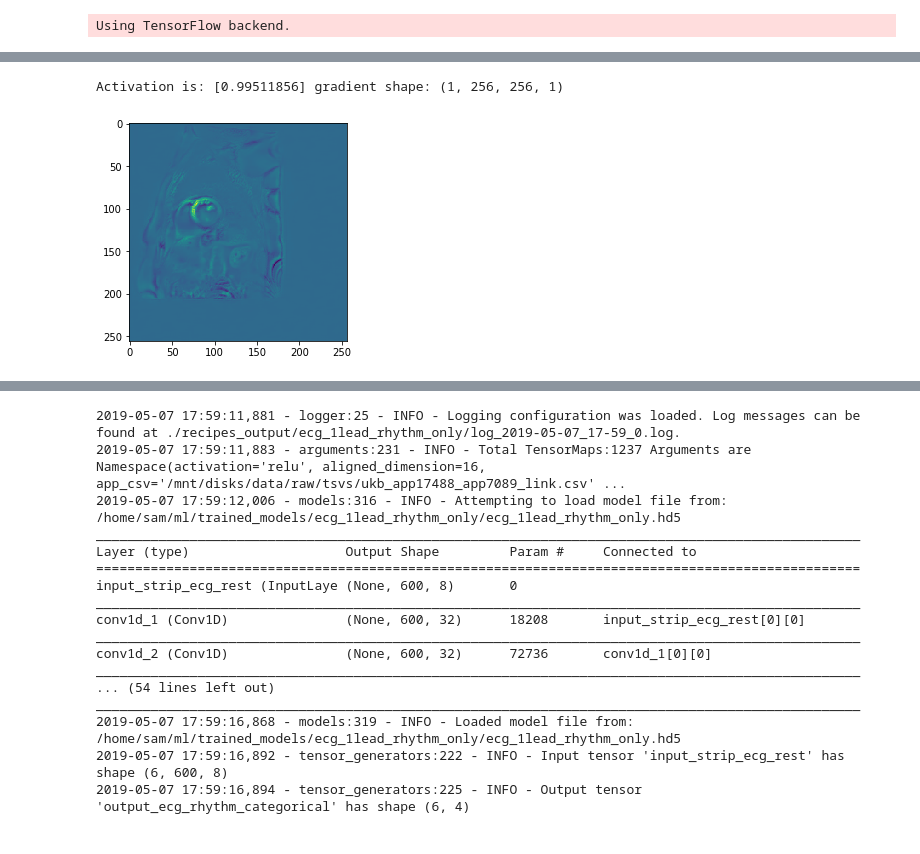
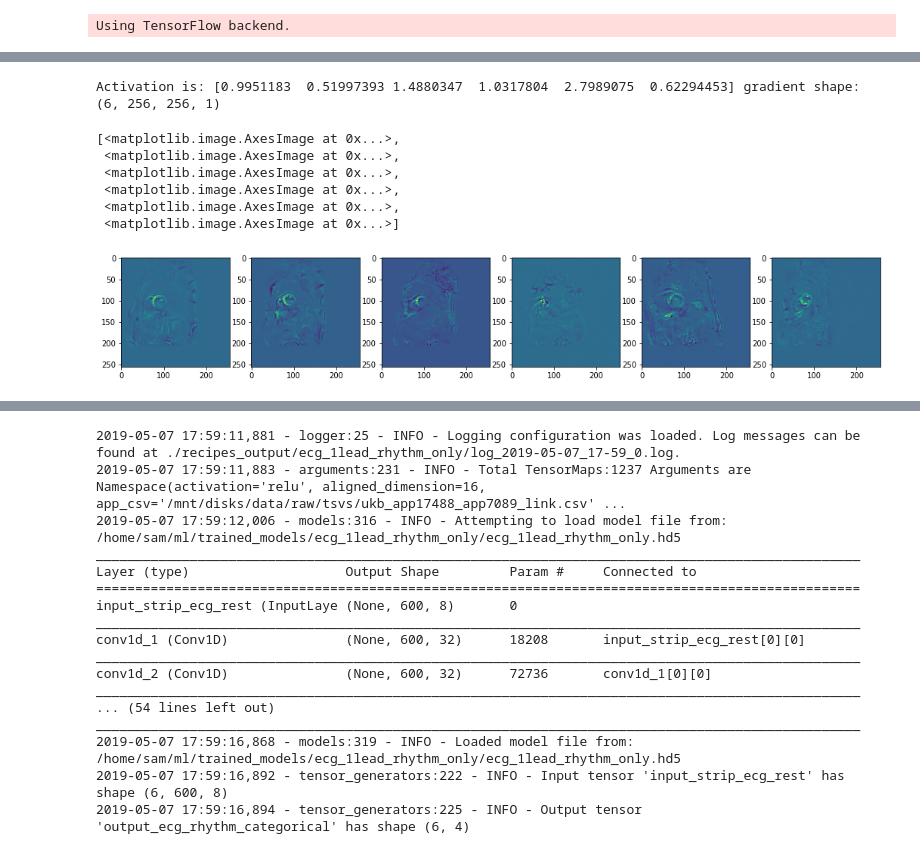
Before and after one commit to broadinstitute/ml4h, a Jupyter notebook: notebooks/saliency_maps.ipynb, the cells around one changed output, grey strips where cells are left out. Drawn from its saved outputs; the diff is of its cells as text; code cells hidden in the pictures.

```diff
--- a/notebooks/saliency_maps.ipynb
+++ b/notebooks/saliency_maps.ipynb
@@ -43,15 +43,16 @@ def saliency_map(input_tensor, model, output_layer, output_index):
     get_gradients = gradients_from_output(args, model, output_layer, output_index)
     activation, grads = get_gradients([input_tensor])
     print('Activation is:', activation, 'gradient shape:', grads.shape)
-    if len(input_tensor.shape) == 5:
-        fig, axes = plt.subplots(1, 2, figsize=(14, 14), sharex=True)
-        axes[0].imshow(grads[0, :, :, 0, 0])
-        axes[1].imshow(grads[0, :, :, 1, 0])
-    elif len(input_tensor.shape) == 4:
-        plt.imshow(grads[0, :, :, 0])
-    elif len(input_tensor.shape) == 3:
-        plt.plot(grads[0,:,:].flatten('F'))
     return grads
+#     if len(input_tensor.shape) == 5:
+#         fig, axes = plt.subplots(1, 2, figsize=(14, 14), sharex=True)
+#         axes[0].imshow(grads[0, :, :, 0, 0])
+#         axes[1].imshow(grads[0, :, :, 1, 0])
+#     elif len(input_tensor.shape) == 4:
+#         plt.imshow(grads[0, :, :, 0])
+#     elif len(input_tensor.shape) == 3:
+#         plt.plot(grads[0,:,:].flatten('F'))
+#     return grads
 # %%
 sys.argv = ['train',
             '--tensors', '/mnt/disks/pix-size-tensors/2019-04-29/',
@@ -114,5 +121,13 @@ plt.imshow(test_tensor[0, :, :, 0])
-# %%
-grads = saliency_map(test_tensor[:1], model, 'output_end_systole_volume_continuous', 0)
-# %% [output]
-Activation is: [0.99511856] gradient shape: (1, 256, 256, 1)
-[figure, removed]
+# %%
+grads = saliency_map(test_tensor, model, 'output_end_systole_volume_continuous', 0)
+_, axes = plt.subplots(1, 6, figsize=(18, 14))
+[axes[i].imshow(grads[i, :, :, 0]) for i in range(6)]
+# %% [output]
+Activation is: [0.9951183  0.51997393 1.4880347  1.0317804  2.7989075  0.62294453] gradient shape: (6, 256, 256, 1)
+[<matplotlib.image.AxesImage at 0x...>,
+ <matplotlib.image.AxesImage at 0x...>,
+ <matplotlib.image.AxesImage at 0x...>,
+ <matplotlib.image.AxesImage at 0x...>,
+ <matplotlib.image.AxesImage at 0x...>,
+ <matplotlib.image.AxesImage at 0x...>]
+[figure, added]
```
Also changed, not shown: parts of 8 cells of this notebook.
